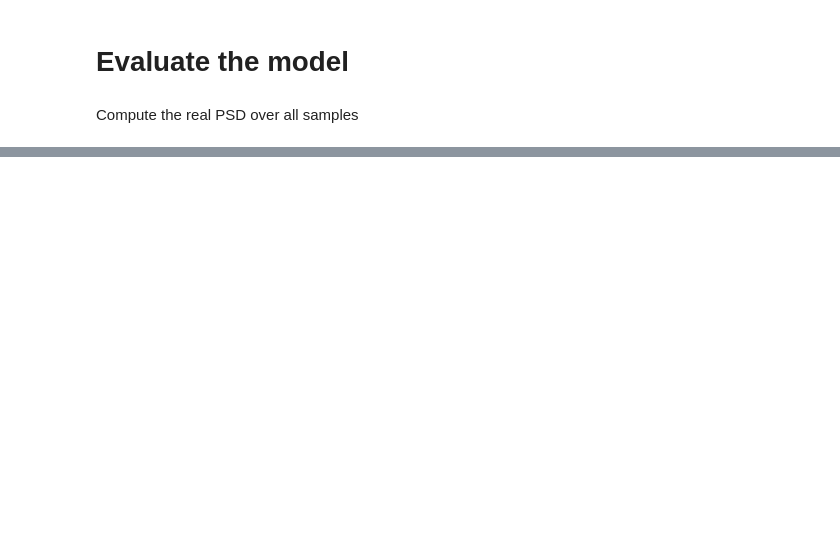
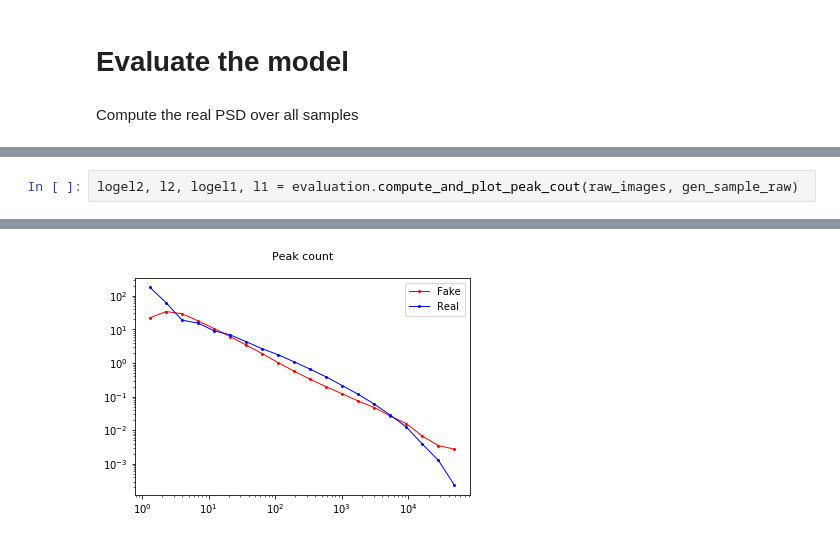
Before and after one commit to nperraud/darkmattergan, a Jupyter notebook: Model performance.ipynb, the cells around one changed output, grey strips where cells are left out. Cells and saved outputs as stored; diff of their text form; blank space fills up the shorter version.

```diff
--- a/Model performance.ipynb
+++ b/Model performance.ipynb
@@ -171,0 +92,3 @@ for e in npgen(x):
+# %%
+logel2, l2, logel1, l1 = evaluation.compute_and_plot_peak_cout(raw_images, gen_sample_raw)
+# %% [output]
@@ -171,0 +99 @@ for e in npgen(x):
+[figure, added]
```
Also changed, not shown: parts of 20 cells of this notebook, 4 other files.
